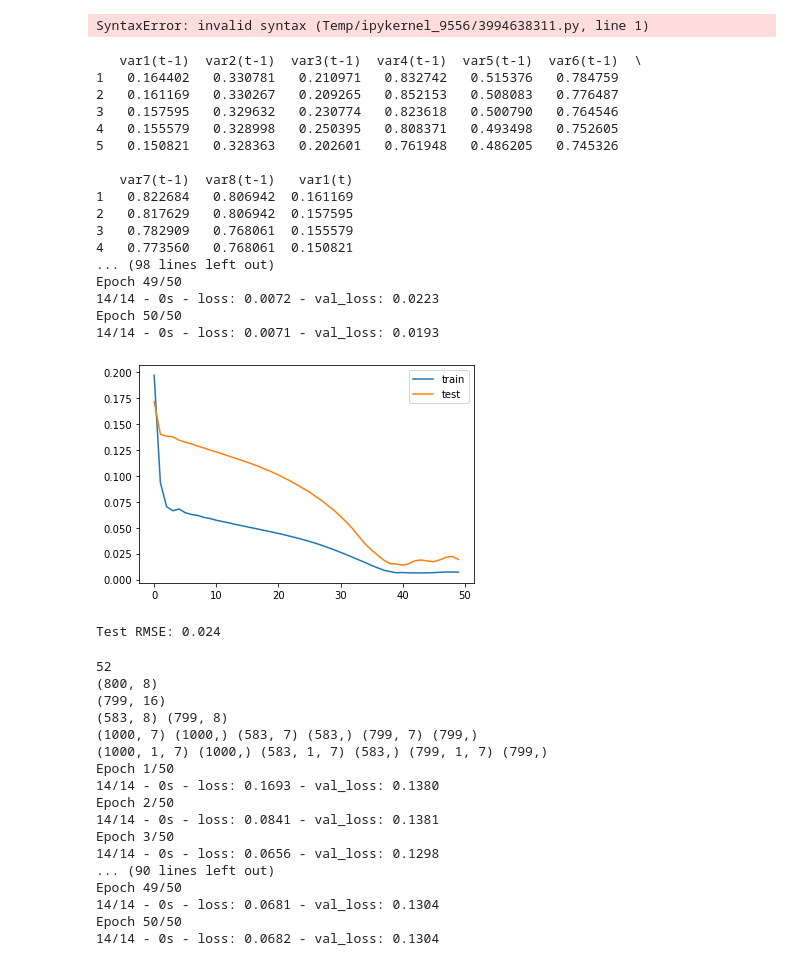
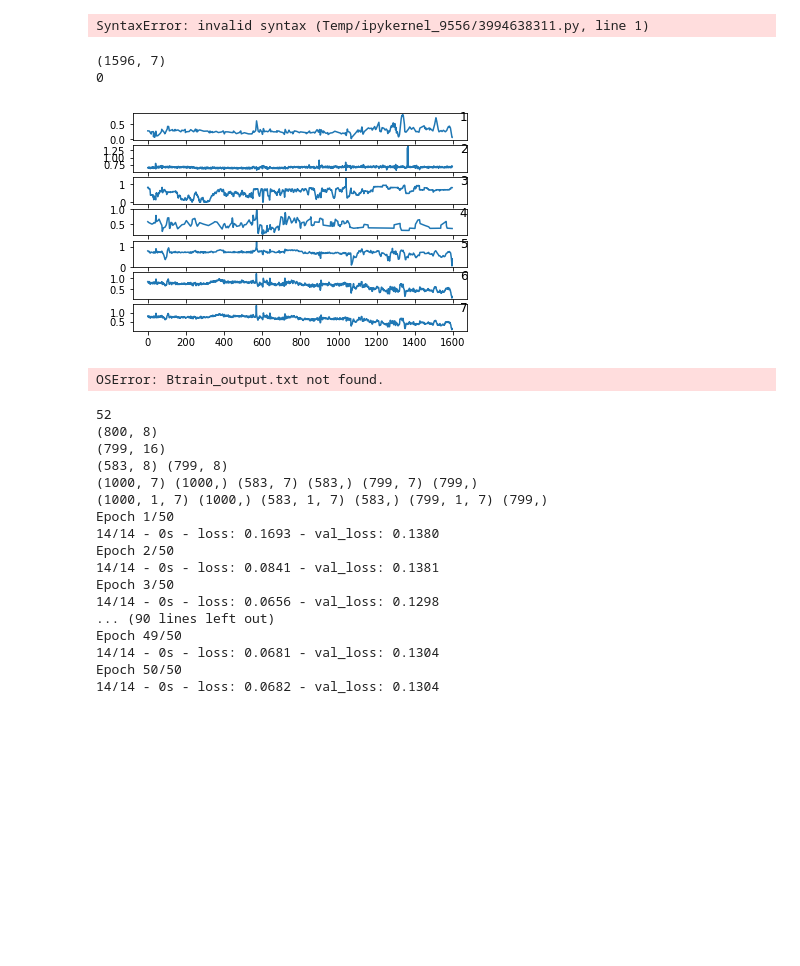
Before and after one commit to LeBronLiHD/ZJU2021_Data-driven_Modeling_Application, a Jupyter notebook: data/read.ipynb, the cells around one changed output. Drawn from its saved outputs; the diff is of its cells as text; code cells hidden in the pictures; blank space fills up the shorter version.

```diff
--- a/data/read.ipynb
+++ b/data/read.ipynb
@@ -3,6 +3,37 @@ pip install -U numpy==1.19.2
 #版本不兼容
 # %% [output]
 SyntaxError: invalid syntax (Temp/ipykernel_9556/3994638311.py, line 1)
+# %%
+from matplotlib import pyplot
+import numpy as np
+a=np.loadtxt('train_input.txt',dtype=np.float32)
+#b=np.loadtxt('output.csv',dtype=np.float32)
+print(a.shape)
+#print(b.shape)
+k=0
+for i in range(len(a)):
+    for j in range(len(a[i])):
+        if np.isnan(a[i][j]):
+            #print(i,j)
+            a[i][j]=0
+            k=k+1
+print(k)
+#x_train=np.swapaxes(a,1,2)
+# 指定要绘制的列
+groups = [0, 1, 2, 3, 4, 5, 6]
+i = 1
+# 绘制每一列
+pyplot.figure()
+for group in groups:
+    pyplot.subplot(len(groups), 1, i)
+    pyplot.plot(a[:, group])
+    pyplot.title(group+1, y=0.5, loc='right')
+    i += 1
+pyplot.show()
+# %% [output]
+(1596, 7)
+0
+[figure, added]
 # %%
 # 加载数据集
 from pandas import read_csv
@@ -98,25 +129,7 @@ inv_y = inv_y[:,0]
 rmse = sqrt(mean_squared_error(inv_y, inv_yhat))
 print('Test RMSE: %.3f' % rmse)
 # %% [output]
-   var1(t-1)  var2(t-1)  var3(t-1)  var4(t-1)  var5(t-1)  var6(t-1)  \
-1   0.164402   0.330781   0.210971   0.832742   0.515376   0.784759
-2   0.161169   0.330267   0.209265   0.852153   0.508083   0.776487
-3   0.157595   0.329632   0.230774   0.823618   0.500790   0.764546
-4   0.155579   0.328998   0.250395   0.808371   0.493498   0.752605
-5   0.150821   0.328363   0.202601   0.761948   0.486205   0.745326
-
-   var7(t-1)  var8(t-1)   var1(t)
-1   0.822684   0.806942  0.161169
-2   0.817629   0.806942  0.157595
-3   0.782909   0.768061  0.155579
-4   0.773560   0.768061  0.150821
-... (98 lines left out)
-Epoch 49/50
-14/14 - 0s - loss: 0.0072 - val_loss: 0.0223
-Epoch 50/50
-14/14 - 0s - loss: 0.0071 - val_loss: 0.0193
+OSError: Btrain_output.txt not found.
-[figure, removed]
-Test RMSE: 0.024
 # %%
 # 加载数据集
 import pandas as pd
```
Also changed, not shown: 7 other files.
